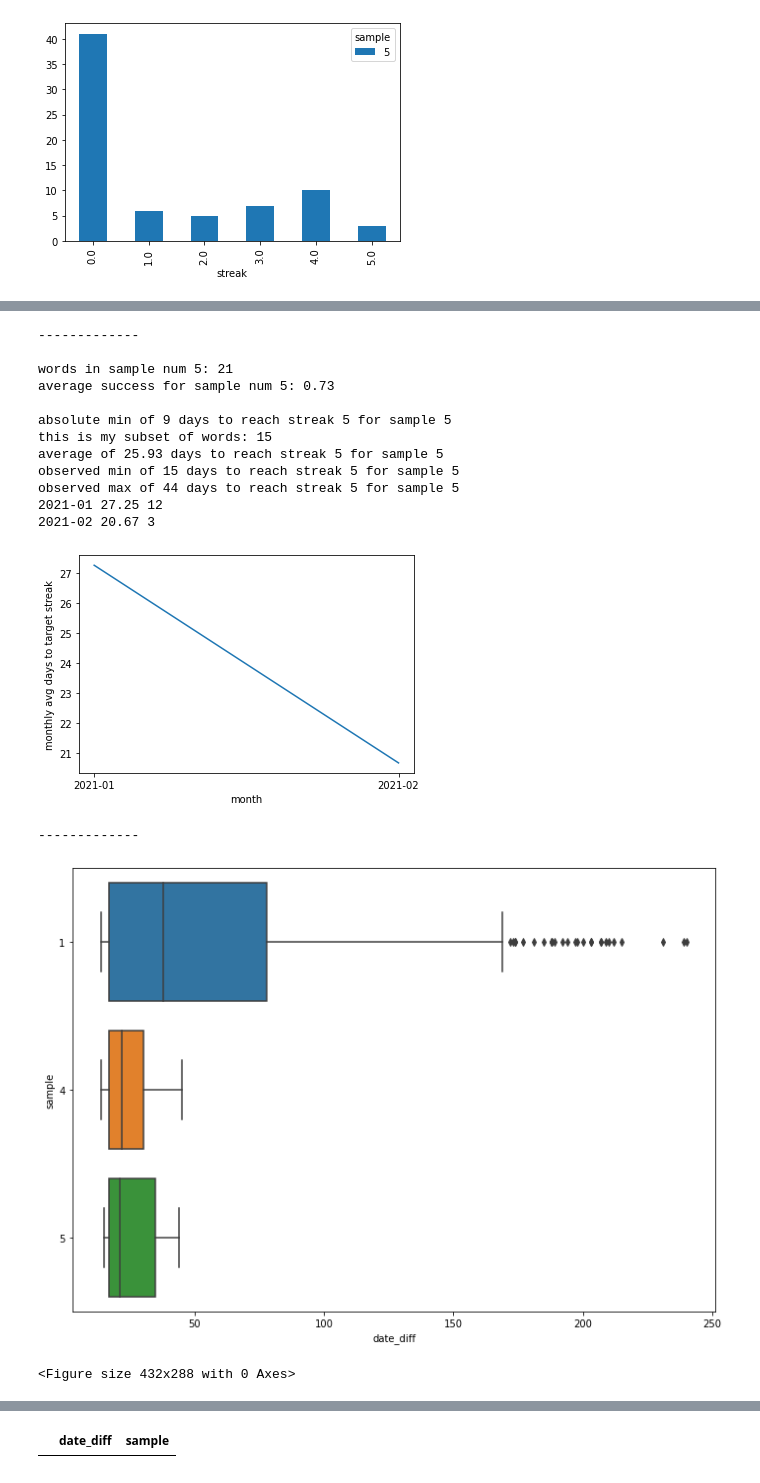
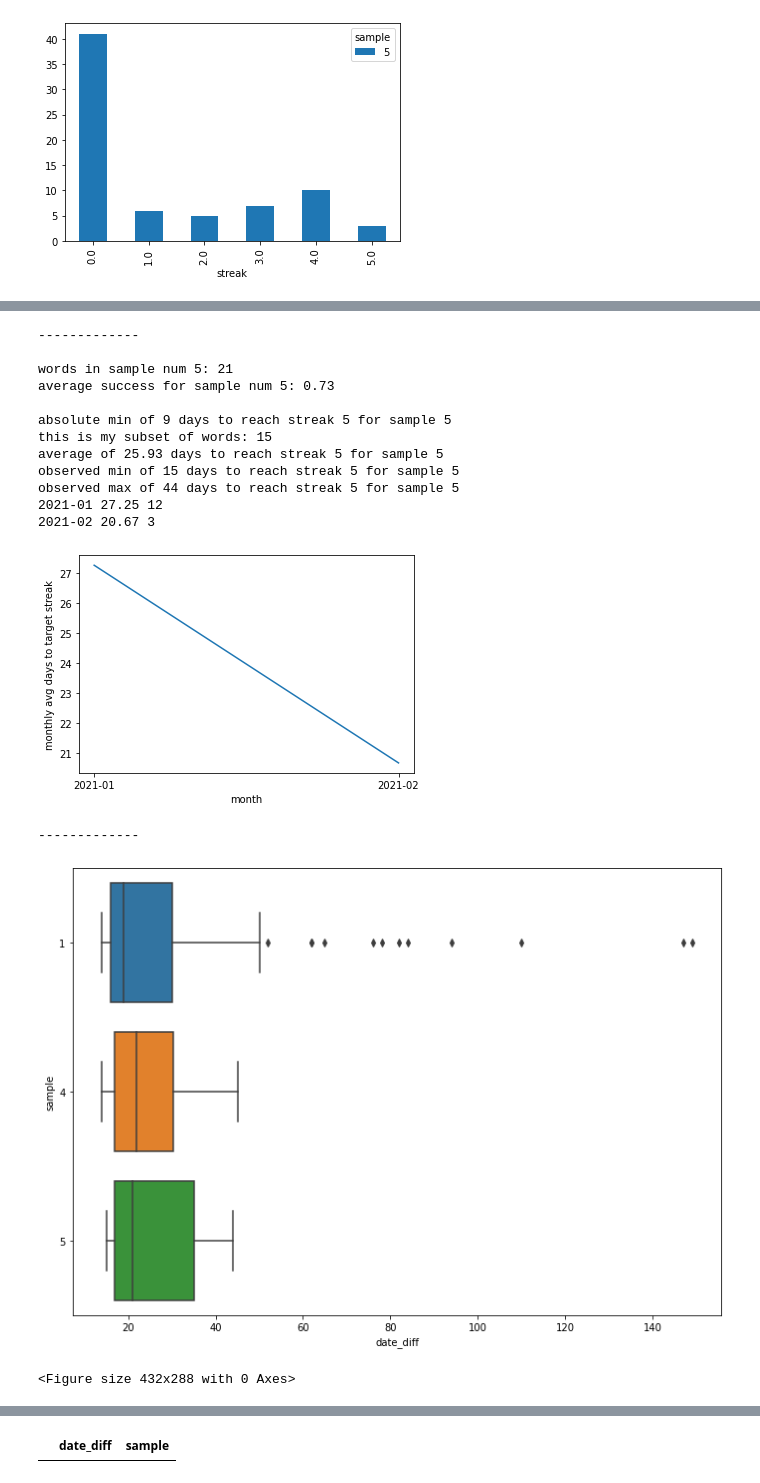
Before and after one commit to MattPCollins/Japanese-Revision, a Jupyter notebook: data_analysis-concise.ipynb, the cells around one changed output, grey strips where cells are left out. Saved outputs shown, nothing was run; the diff lists cells and outputs as text; code cells hidden in the pictures.

```diff
--- a/data_analysis-concise.ipynb
+++ b/data_analysis-concise.ipynb
@@ -137,7 +138,7 @@ def create_date(df, words, df4):
     df3 = pd.merge(df4, df2[['word index', 'english','date_added']], on='word index', how='outer')
     df3['date_diff'] = (pd.to_datetime(df3.iloc[:,1], dayfirst=True) - pd.to_datetime(df3.date_added, dayfirst=True)).dt.days
     # check average after certain date:
-#     df3 = df3.loc[pd.to_datetime(df3['date_added'], dayfirst=True)>pd.to_datetime('01/09/2020', dayfirst=True)]
+    df3 = df3.loc[pd.to_datetime(df3['date_added'], dayfirst=True)>pd.to_datetime('01/09/2020', dayfirst=True)]
     print('this is my subset of words: {}'.format(len(list(df3['word index']))))
     return df3
 
@@ -161,13 +162,13 @@ def avg_(k,n):
     print('observed max of {} days to reach streak {} for sample {}'.format(max_to,n,k))
 #     print(df3['date_diff'].describe())
 #     print(df3[['english','date_added', 'date_diff']].head(5))
-    rolling_avg_streak(df3)
+    rolling_avg_streak(df3,k)
     date_diffs = df3['date_diff']
     return date_diffs
 
 
 # rolling monthly average of average to streak = n:
-def rolling_avg_streak(df):
+def rolling_avg_streak(df,k):
     df['year_month'] = pd.to_datetime(df['date_added'], dayfirst=True).dt.strftime('%Y-%m')
     months = list(df['year_month'].unique())
     tally = []
@@ -182,6 +183,7 @@ def rolling_avg_streak(df):
     plt.xlabel('month')
     plt.ylabel('monthly avg days to target streak')
     plt.show()
+#     plt.savefig('rolling_avg_sample'+ str(k) + '.png')
     print('-------------')
 # %%
 # general details of statistics per sample
@@ -219,8 +221,12 @@ def body(n):
     fig, ax = plt.subplots(figsize=a4_dims)
     dfs['date_diff'] = ldf
     dfs['sample'] = ls
-    sns.boxplot(ax=ax,x='date_diff', y='sample',orient="h",data=dfs)
+    boxplot = sns.boxplot(ax=ax,x='date_diff', y='sample',orient="h",data=dfs)
     plt.figure()
+    fig = boxplot.get_figure()
+    fig.savefig('boxplot.png')
+
+
 
 
 for n in [5]:
@@ -252,32 +258,32 @@ observed min of 14 days to reach streak 5 for sample 1
 -------------
 
 words in sample num 4: 21
 average success for sample num 4: 0.78
 
 absolute min of 12 days to reach streak 5 for sample 4
 this is my subset of words: 18
 average of 25.17 days to reach streak 5 for sample 4
 observed min of 14 days to reach streak 5 for sample 4
 observed max of 45 days to reach streak 5 for sample 4
 2020-12 31.5 2
 2021-01 28.0 11
 2021-02 16.4 5
 [figure]
 -------------
 
 words in sample num 5: 21
 average success for sample num 5: 0.73
 
 absolute min of 9 days to reach streak 5 for sample 5
 this is my subset of words: 15
 average of 25.93 days to reach streak 5 for sample 5
 observed min of 15 days to reach streak 5 for sample 5
 observed max of 44 days to reach streak 5 for sample 5
 2021-01 27.25 12
 2021-02 20.67 3
 [figure]
 -------------
-[figure, old version]
+[figure, new version]
 <Figure size 432x288 with 0 Axes>
 # %%
 # rolling monthly average of success ratio
```
Also changed, not shown: parts of 3 cells of this notebook, 9 other files.
